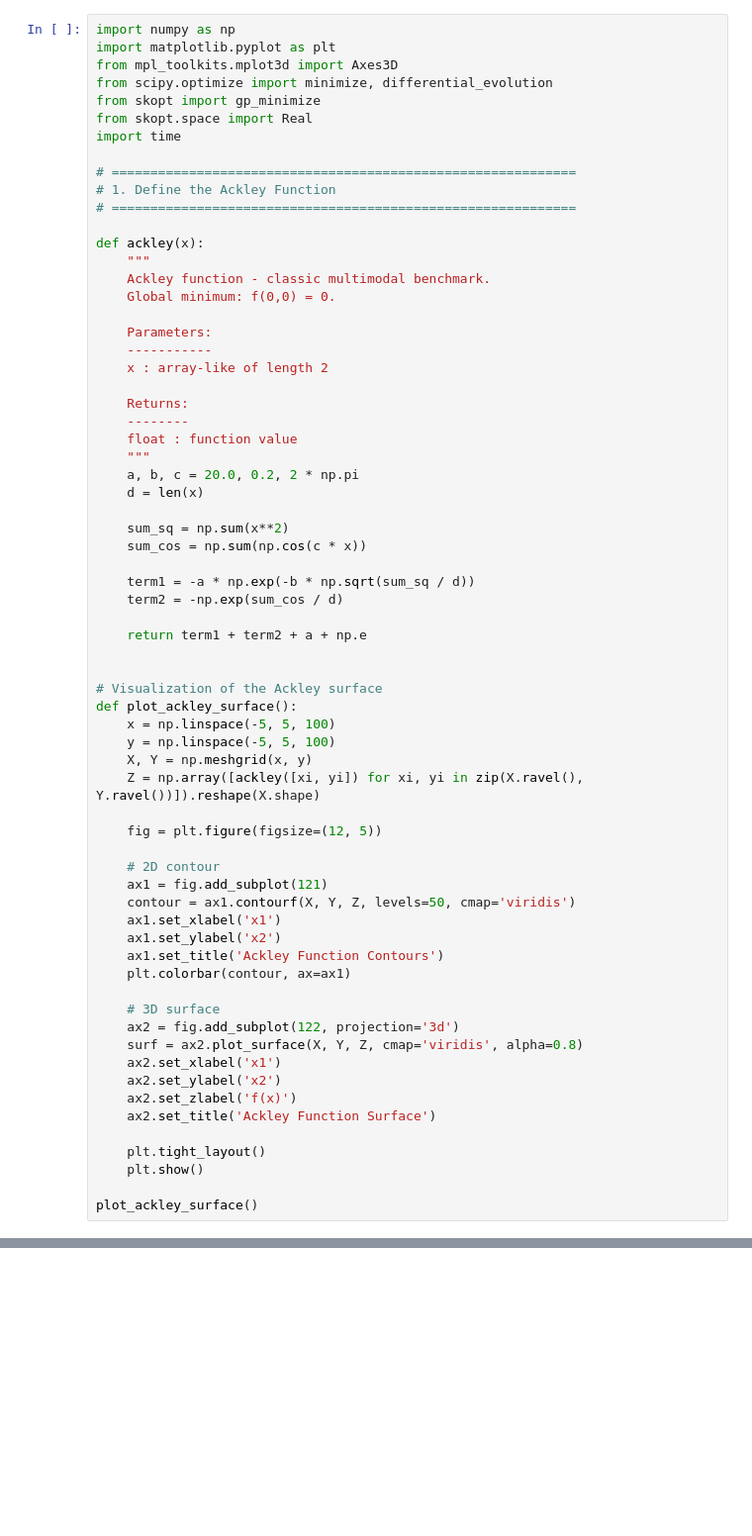
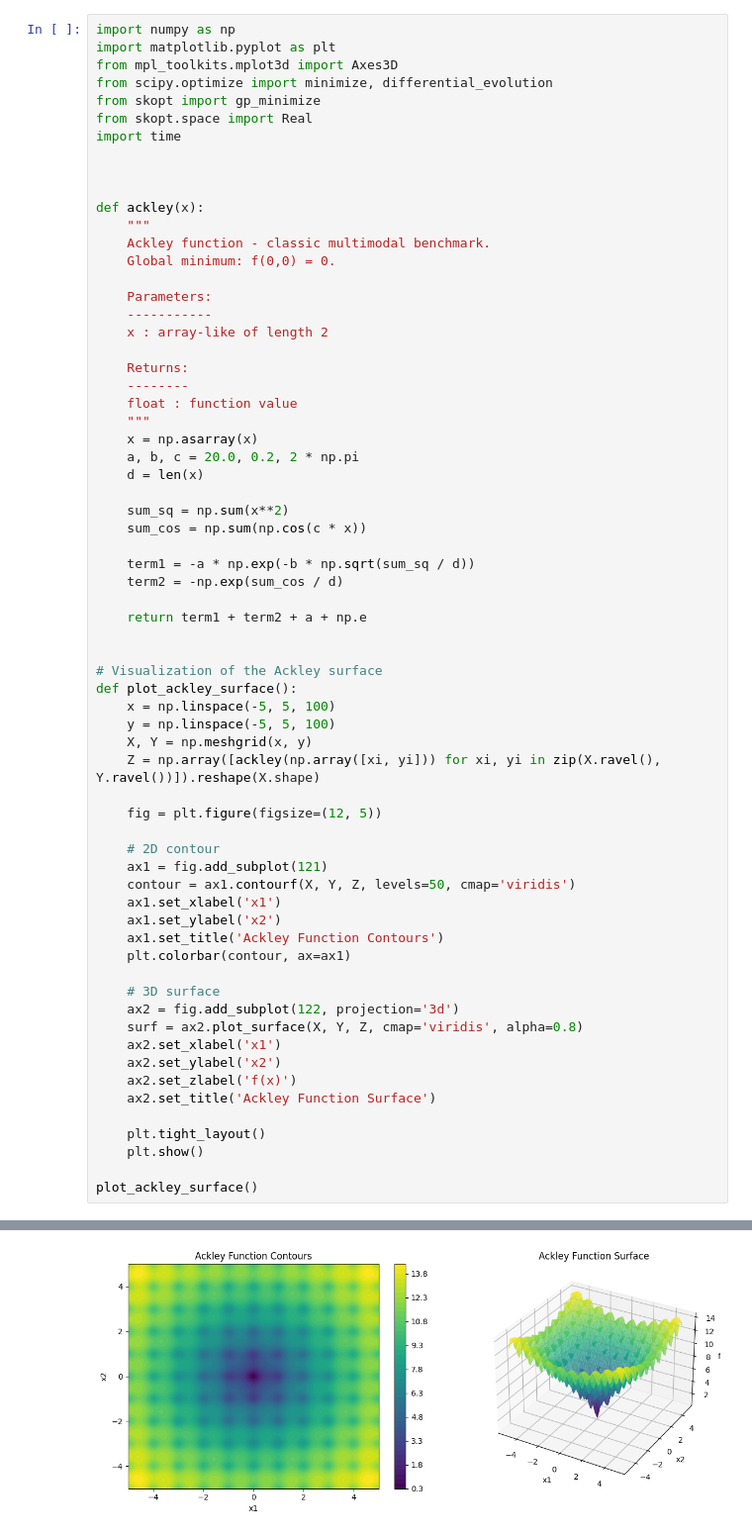
Before and after one commit to steven-ja/steven-ja.github.io, a Jupyter notebook: content/posts/machine learning/optimization/differential_evolution/diff_evol.ipynb, the cells around one changed output, grey strips where cells are left out. Shown at 99% size. Drawn from its saved outputs; the diff is of its cells as text; blank space fills up the shorter version.

```diff
--- a/content/posts/machine learning/optimization/differential_evolution/diff_evol.ipynb
+++ b/content/posts/machine learning/optimization/differential_evolution/diff_evol.ipynb
@@ -7,9 +7,7 @@ from skopt import gp_minimize
 from skopt.space import Real
 import time
 
-# ============================================================
-# 1. Define the Ackley Function
-# ============================================================
+
 
 def ackley(x):
     """
@@ -24,6 +22,7 @@ def ackley(x):
     --------
     float : function value
     """
+    x = np.asarray(x)
     a, b, c = 20.0, 0.2, 2 * np.pi
     d = len(x)
 
@@ -41,7 +40,7 @@ def plot_ackley_surface():
     x = np.linspace(-5, 5, 100)
     y = np.linspace(-5, 5, 100)
     X, Y = np.meshgrid(x, y)
-    Z = np.array([ackley([xi, yi]) for xi, yi in zip(X.ravel(), Y.ravel())]).reshape(X.shape)
+    Z = np.array([ackley(np.array([xi, yi])) for xi, yi in zip(X.ravel(), Y.ravel())]).reshape(X.shape)
 
     fig = plt.figure(figsize=(12, 5))
 
@@ -69,0 +68 @@ Error:
+[figure, added]
```
Also changed, not shown: parts of 8 cells of this notebook.
